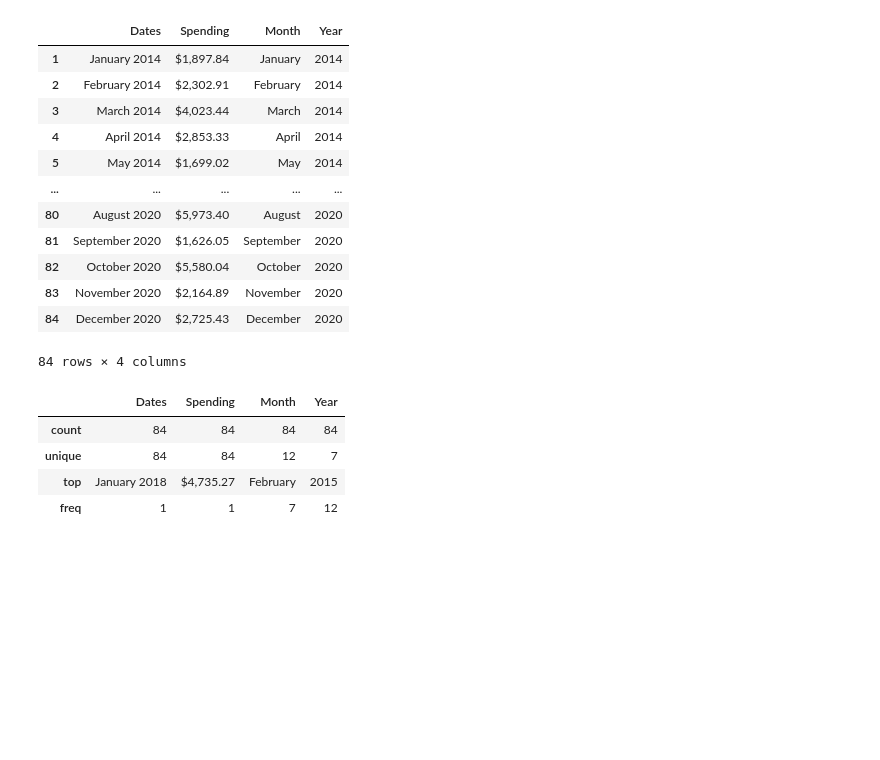
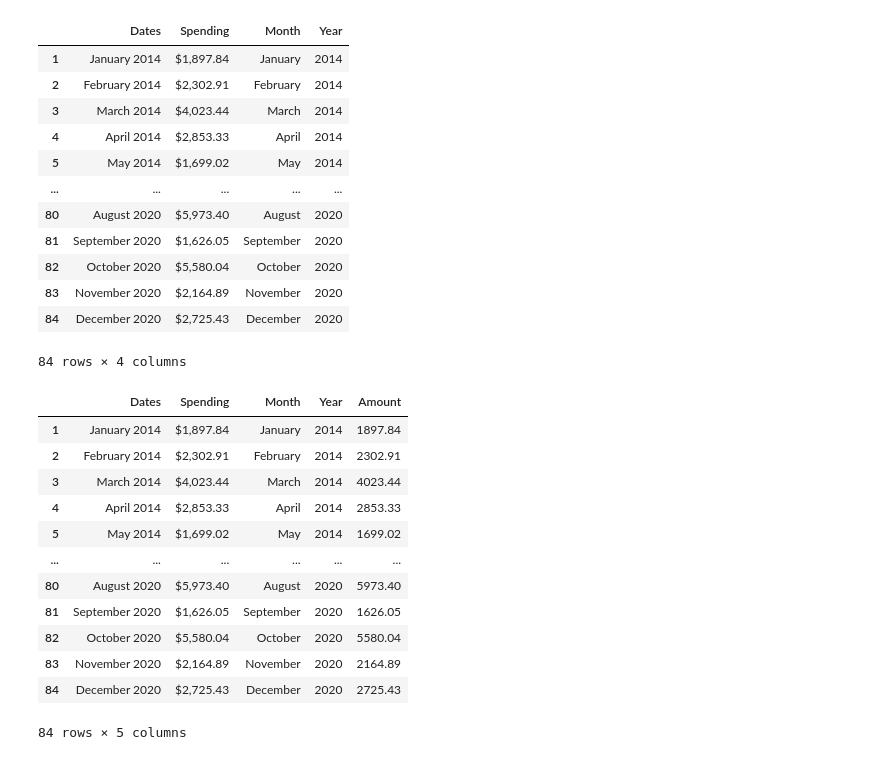
Before and after one commit to pbeata/DSc-Training, a Jupyter notebook: Projects/01-Personal-Finance/Personal_Finance.ipynb, the cells around one changed output. Cells and saved outputs as stored; diff of their text form; code cells hidden in the pictures; blank space fills up the shorter version.

```diff
--- a/Projects/01-Personal-Finance/Personal_Finance.ipynb
+++ b/Projects/01-Personal-Finance/Personal_Finance.ipynb
@@ -86,11 +86,3 @@ expenses
 | 83 | November 2020 | $2,164.89 | November | 2020 |
 | 84 | December 2020 | $2,725.43 | December | 2020 |
 84 rows × 4 columns
-# %%
-expenses.describe()
-# %% [output]
-|  | Dates | Spending | Month | Year |
-| count | 84 | 84 | 84 | 84 |
-| unique | 84 | 84 | 12 | 7 |
-| top | January 2018 | $4,735.27 | February | 2015 |
-| freq | 1 | 1 | 7 | 12 |
@@ -96,0 +91,29 @@ expenses.describe()
+# %%
+# expenses.Amount = [float(x.lstrip('$')) if type(x) == str else x for x in expenses.Spending]
+# expenses
+
+temp = expenses.Spending.str.lstrip('$')
+temp2 = temp.str.replace(',', '')
+expenses['Amount'] = temp2
+expenses
+
+# temp2
+
+# print(type(temp2[2]))
+# x = float(temp2[3])
+# print(x)
+# print(type(x))
+# %% [output]
+|  | Dates | Spending | Month | Year | Amount |
+| 1 | January 2014 | $1,897.84 | January | 2014 | 1897.84 |
+| 2 | February 2014 | $2,302.91 | February | 2014 | 2302.91 |
+| 3 | March 2014 | $4,023.44 | March | 2014 | 4023.44 |
+| 4 | April 2014 | $2,853.33 | April | 2014 | 2853.33 |
+| 5 | May 2014 | $1,699.02 | May | 2014 | 1699.02 |
+| ... | ... | ... | ... | ... | ... |
+| 80 | August 2020 | $5,973.40 | August | 2020 | 5973.40 |
+| 81 | September 2020 | $1,626.05 | September | 2020 | 1626.05 |
+| 82 | October 2020 | $5,580.04 | October | 2020 | 5580.04 |
+| 83 | November 2020 | $2,164.89 | November | 2020 | 2164.89 |
+| 84 | December 2020 | $2,725.43 | December | 2020 | 2725.43 |
+84 rows × 5 columns
```
Also changed, not shown: parts of 11 cells of this notebook, 4 other files.
